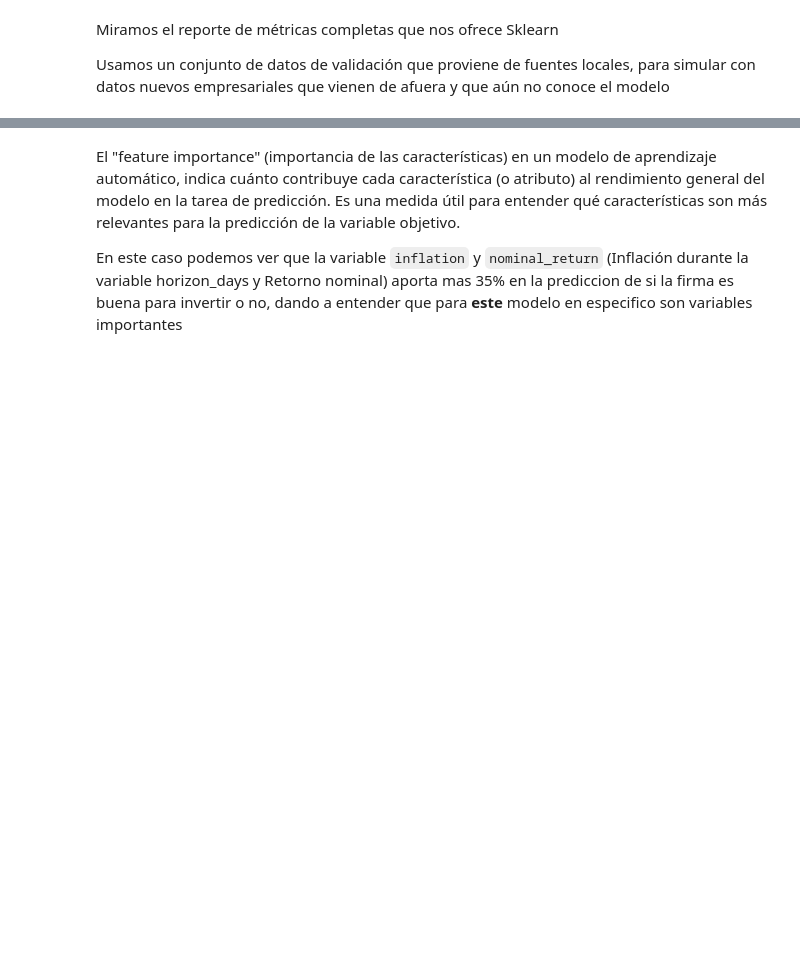
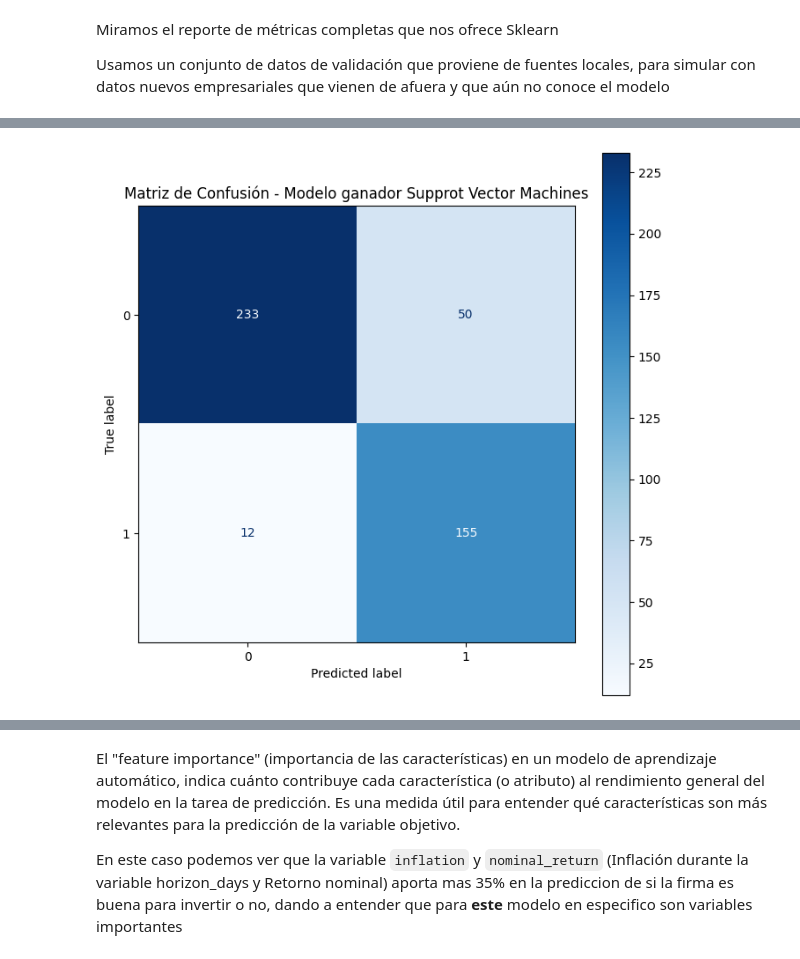
Before and after one commit to SimonLopezR/proyecto_final_dataviz, a Jupyter notebook: _sources/notebooks_2.ipynb, the cells around one changed output, grey strips where cells are left out. Cells and saved outputs as stored; diff of their text form; code cells hidden in the pictures; blank space fills up the shorter version.

```diff
--- a/_sources/notebooks_2.ipynb
+++ b/_sources/notebooks_2.ipynb
@@ -313,0 +228,6 @@ Pipeline(steps=[('preprocessor',
+# %%
+ajuste_svc=grid_search_svc.fit(X, y)
+best_model_svc=ajuste_svc.best_estimator_
+
+# Resultados de la búsqueda de hiperparámetros
+print("Mejores parámetros encontrados:", best_model_svc['classifier'])
@@ -362,0 +393,9 @@ Matriz de Confusión:
+# %%
+# Visualizar la matriz de confusión
+disp = ConfusionMatrixDisplay(confusion_matrix=conf_matrix_svc)
+fig, ax = plt.subplots(figsize=(8, 8))
+disp.plot(ax=ax, cmap='Blues')
+plt.title("Matriz de Confusión - Modelo ganador Supprot Vector Machines")
+plt.show()
+# %% [output]
+[figure, added]
```
Also changed, not shown: parts of 56 cells of this notebook, 14 other files.
